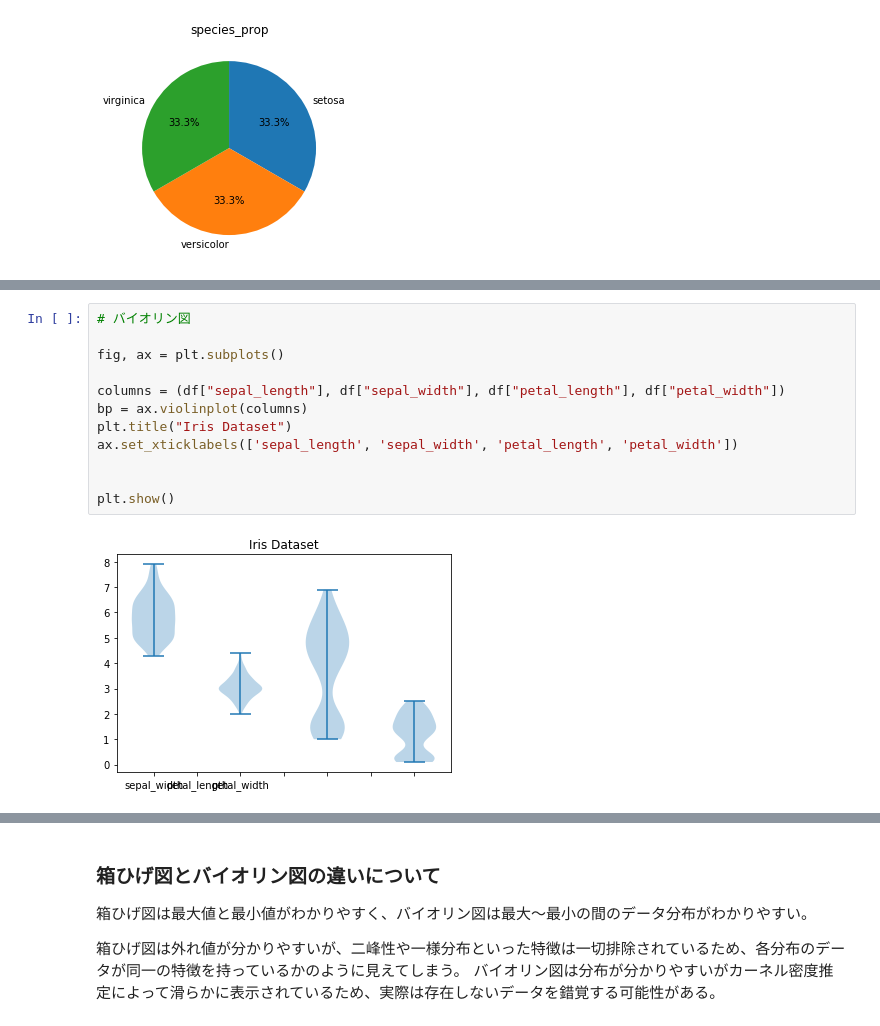
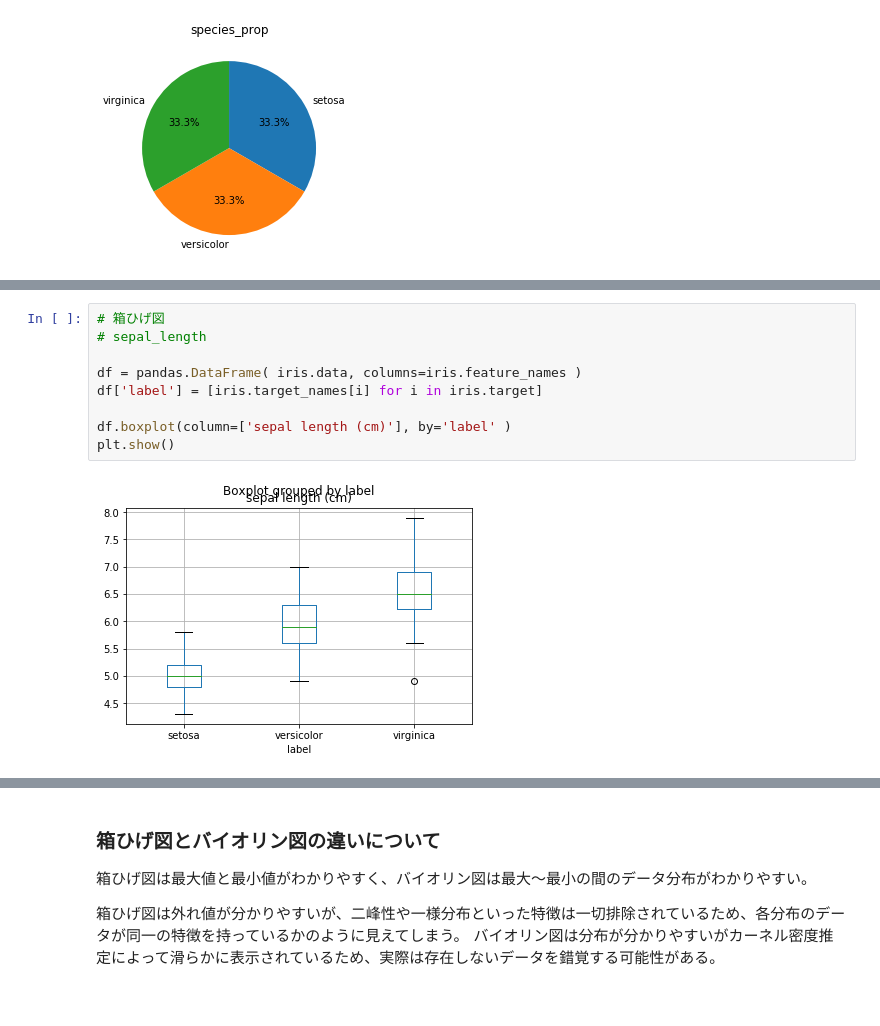
Before and after one commit to KotaOkamoto/diveintocode-ml, a Jupyter notebook: week_3/2007_week_3_PreLearnTask_001_IrisDataset.ipynb, the cells around one changed output, grey strips where cells are left out. Drawn from its saved outputs; the diff is of its cells as text.

```diff
--- a/week_3/2007_week_3_PreLearnTask_001_IrisDataset.ipynb
+++ b/week_3/2007_week_3_PreLearnTask_001_IrisDataset.ipynb
@@ -309,14 +295,11 @@ plt.show()
-# %%
-# バイオリン図
-
-fig, ax = plt.subplots()
-
-columns = (df["sepal_length"], df["sepal_width"], df["petal_length"], df["petal_width"])
-bp = ax.violinplot(columns)
-plt.title("Iris Dataset")
-ax.set_xticklabels(['sepal_length', 'sepal_width', 'petal_length', 'petal_width'])
-
-
-plt.show()
-# %% [output]
-[figure, removed]
+# %%
+# 箱ひげ図
+# sepal_length
+
+df = pandas.DataFrame( iris.data, columns=iris.feature_names )
+df['label'] = [iris.target_names[i] for i in iris.target]
+
+df.boxplot(column=['sepal length (cm)'], by='label' )
+plt.show()
+# %% [output]
+[figure, added]
```
Also changed, not shown: parts of 8 cells of this notebook, 2 other files.
